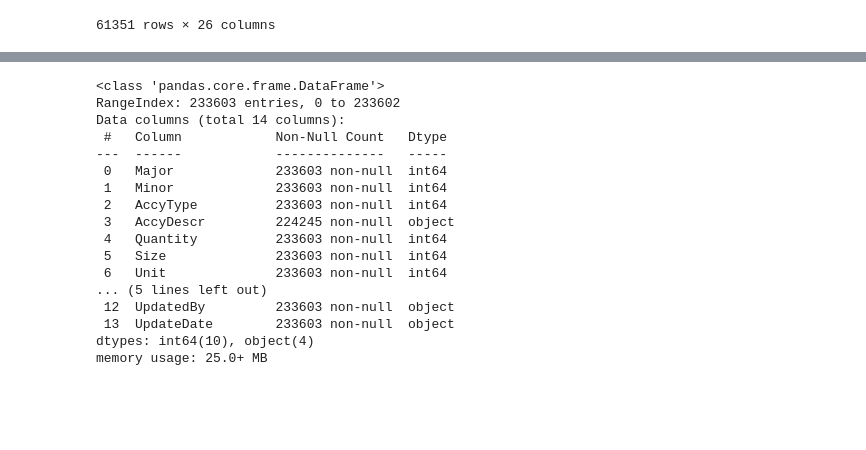
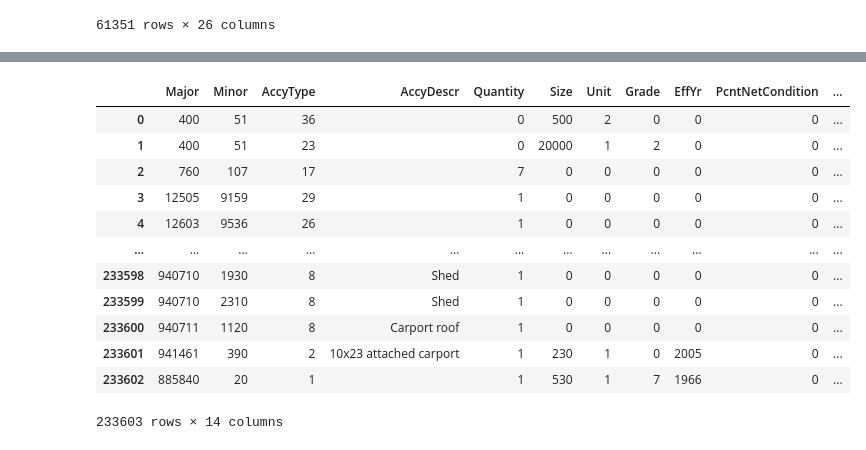
Before and after one commit to chum46/housing_sales_king_county, a Jupyter notebook: notebooks/exploratory/02_js_exploratory_question_2.ipynb, the cells around one changed output, grey strips where cells are left out. Drawn from its saved outputs; the diff is of its cells as text; code cells hidden in the pictures; blank space fills up the shorter version.

Commit message:
update to notebooks fitered data a litle more

```diff
--- a/notebooks/exploratory/02_js_exploratory_question_2.ipynb
+++ b/notebooks/exploratory/02_js_exploratory_question_2.ipynb
@@ -69,24 +62,20 @@ df_parcel
 # %%
 df_accessory=pd.read_csv('../../data/EXTR_Accessory_V.csv', encoding='latin-1' )
 #df_accessory.applymap(str.strip).rename(columns=str.strip)
-df_accessory.
+df_accessory
 # %% [output]
+|  | Major | Minor | AccyType | AccyDescr | Quantity | Size | Unit | Grade | EffYr | PcntNetCondition | ... |
+| 0 | 400 | 51 | 36 |  | 0 | 500 | 2 | 0 | 0 | 0 | ... |
+| 1 | 400 | 51 | 23 |  | 0 | 20000 | 1 | 2 | 0 | 0 | ... |
+| 2 | 760 | 107 | 17 |  | 7 | 0 | 0 | 0 | 0 | 0 | ... |
+| 3 | 12505 | 9159 | 29 |  | 1 | 0 | 0 | 0 | 0 | 0 | ... |
+| 4 | 12603 | 9536 | 26 |  | 1 | 0 | 0 | 0 | 0 | 0 | ... |
+| ... | ... | ... | ... | ... | ... | ... | ... | ... | ... | ... | ... |
+| 233598 | 940710 | 1930 | 8 | Shed | 1 | 0 | 0 | 0 | 0 | 0 | ... |
+| 233599 | 940710 | 2310 | 8 | Shed | 1 | 0 | 0 | 0 | 0 | 0 | ... |
+| 233600 | 940711 | 1120 | 8 | Carport roof | 1 | 0 | 0 | 0 | 0 | 0 | ... |
+| 233601 | 941461 | 390 | 2 | 10x23 attached carport | 1 | 230 | 1 | 0 | 2005 | 0 | ... |
+| 233602 | 885840 | 20 | 1 |  | 1 | 530 | 1 | 7 | 1966 | 0 | ... |
-<class 'pandas.core.frame.DataFrame'>
-RangeIndex: 233603 entries, 0 to 233602
-Data columns (total 14 columns):
- #   Column            Non-Null Count   Dtype
----  ------            --------------   -----
- 0   Major             233603 non-null  int64
- 1   Minor             233603 non-null  int64
- 2   AccyType          233603 non-null  int64
- 3   AccyDescr         224245 non-null  object
- 4   Quantity          233603 non-null  int64
- 5   Size              233603 non-null  int64
- 6   Unit              233603 non-null  int64
-... (5 lines left out)
- 12  UpdatedBy         233603 non-null  object
- 13  UpdateDate        233603 non-null  object
-dtypes: int64(10), object(4)
-memory usage: 25.0+ MB
+233603 rows × 14 columns
 # %%
 df_accessory[df_accessory ["AccyDescr"]== "Porch"]
```
Also changed, not shown: parts of 6 cells of this notebook, 1 other file.
